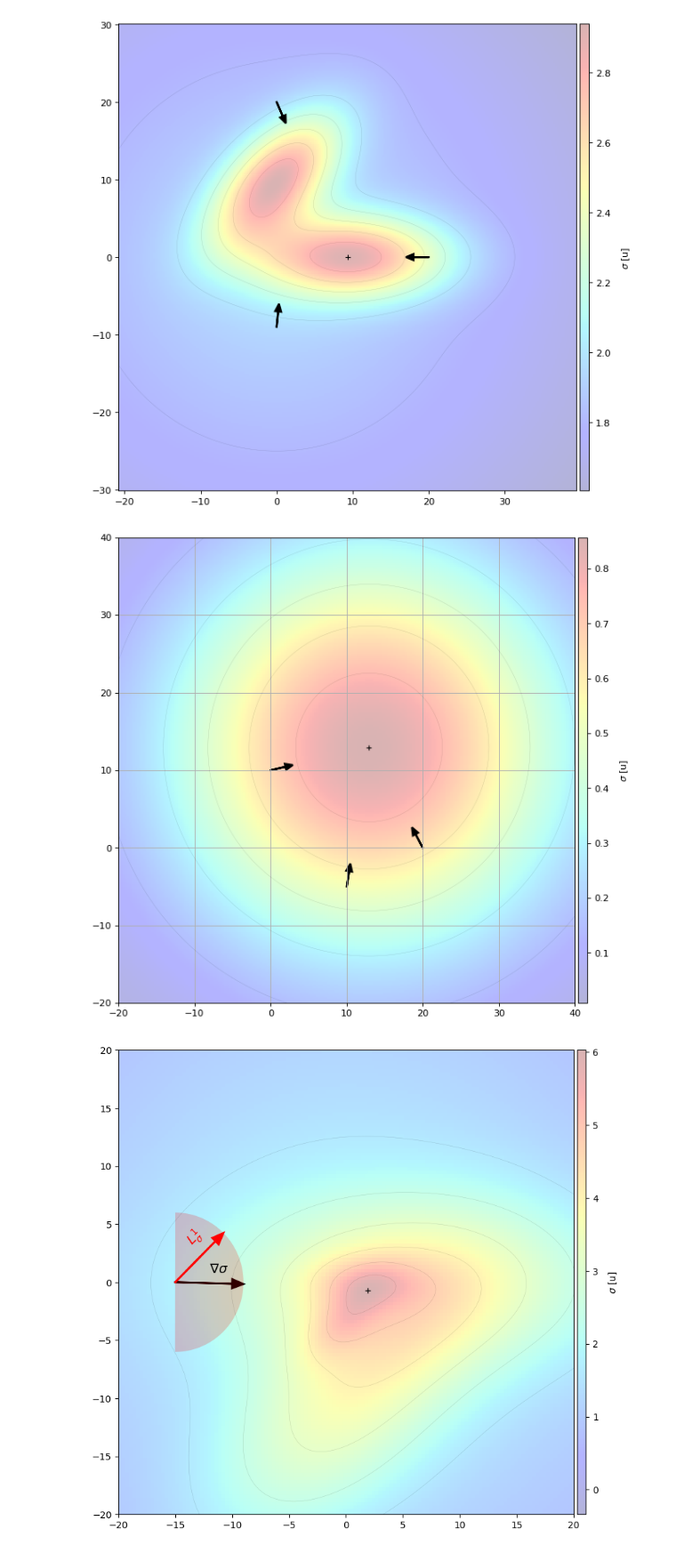
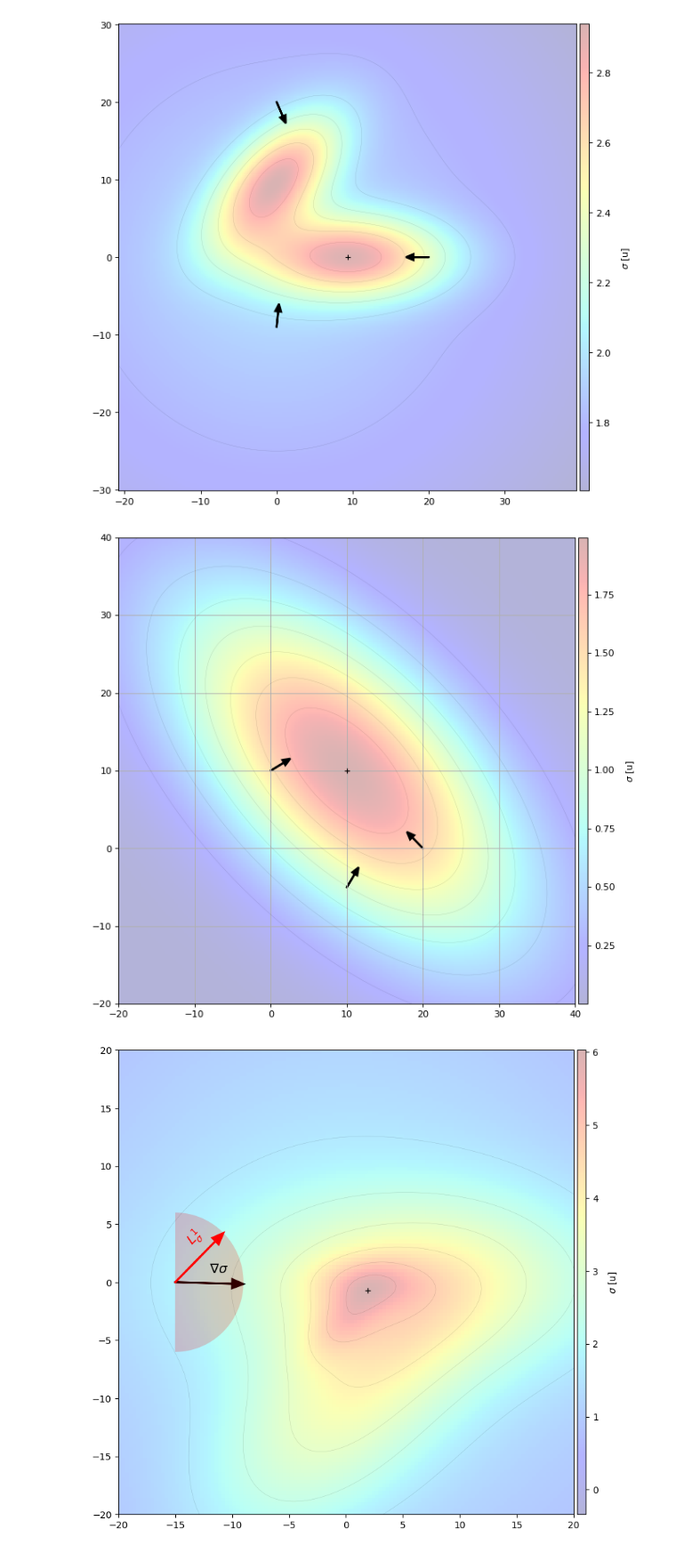
Before and after one commit to jesusBV20/source_seeking_distr, a Jupyter notebook: notebooks/scalar_field_test.ipynb, the cells around one changed output. Shown at 89% size. Saved outputs shown, nothing was run; the diff lists cells and outputs as text; code cells hidden in the pictures.

```diff
--- a/notebooks/scalar_field_test.ipynb
+++ b/notebooks/scalar_field_test.ipynb
@@ -90,42 +96,42 @@ plt.show()
 # %%
 # ----------------------------------------------------------------------
 # Testing the gaussian field
 # ----------------------------------------------------------------------
 
 max_int = 100
-mu = np.array([10,10]) + 6 * (np.random.rand() - 0.5)
-dev = 30 * (np.random.rand() + 1)
+mu = np.array([10,10])
+dev = 20
 
-psi = np.pi * np.random.rand()
-a, b = 1 + 3*(np.random.rand()+1), 1 + 3*(np.random.rand()+1)
+psi = 45 * np.pi / 180
+a, b = 2, 1
 
 # Generate the scalar field
-S = -np.array([[a,0],[0,b]])
-R =  M_rot(psi)
-R2 = M_rot(psi)
+S = np.array([[a,0],[0,b]])
+R = M_rot(psi)
+A = R @ S @ R.T
 
-sigma_func = sigma_gauss(mu=mu, max_intensity=max_int, dev=dev, S=S, R=R)
-sigma_test = sigma(sigma_func, R=R2)
+sigma_test = SigmaGauss(mu=mu, max_intensity=max_int, dev=dev)
+sigma_test.A = A
 
 # Generate the plot
 fig = plt.figure(figsize=(9, 9), dpi=80)
 ax = fig.subplots()
 
 # Draw the scalar field
 sigma_test.draw(fig=fig, ax=ax, xlim=40, ylim=40, n=300, contour_levels=20)
 ax.set_xlim([-20,40])
 ax.set_ylim([-20,40])
 
 # Draw multiple gradients
 kw_arr = {"s":3, "lw":2, "hw":0.8, "hl":1}
 sigma_test.draw_grad([0,10], ax, kw_arr)
 sigma_test.draw_grad([20,0], ax, kw_arr)
 sigma_test.draw_grad([10,-5], ax, kw_arr)
 
 ax.grid(True)
 plt.show()
 # %% [output]
-[figure, old version]
+[figure, new version]
 # %%
 # ----------------------------------------------------------------------
 # Figure to compare the actual gradient with L^1
```
Also changed, not shown: parts of 5 cells of this notebook, 4 other files.
